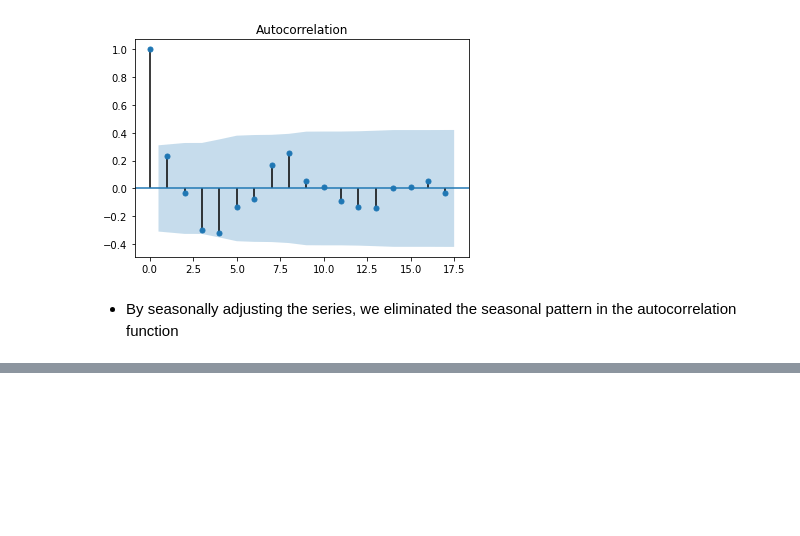
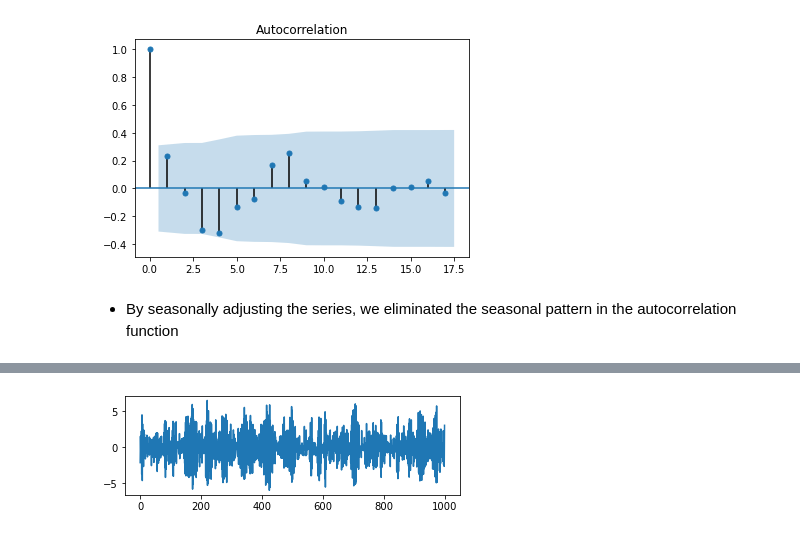
Before and after one commit to naikshubham/Forecasting-using-Python, a Jupyter notebook: Time-Series-Analysis/Time Series Analysis.ipynb, the cells around one changed output, grey strips where cells are left out. Saved outputs shown, nothing was run; the diff lists cells and outputs as text; code cells hidden in the pictures; blank space fills up the shorter version.

```diff
--- a/Time-Series-Analysis/Time Series Analysis.ipynb
+++ b/Time-Series-Analysis/Time Series Analysis.ipynb
@@ -657,0 +681,12 @@ plt.show()
+# %%
+
+# Plot 2: AR parameter = -0.9
+plt.subplot(2,1,2)
+ar2 = np.array([1, 0.9])
+ma2 = np.array([1])
+AR_object2 = ArmaProcess(ar2, ma2)
+simulated_data_2 = AR_object2.generate_sample(nsample=1000)
+plt.plot(simulated_data_2)
+plt.show()
+# %% [output]
+[figure, added]
```
Also changed, not shown: parts of 9 cells of this notebook.
